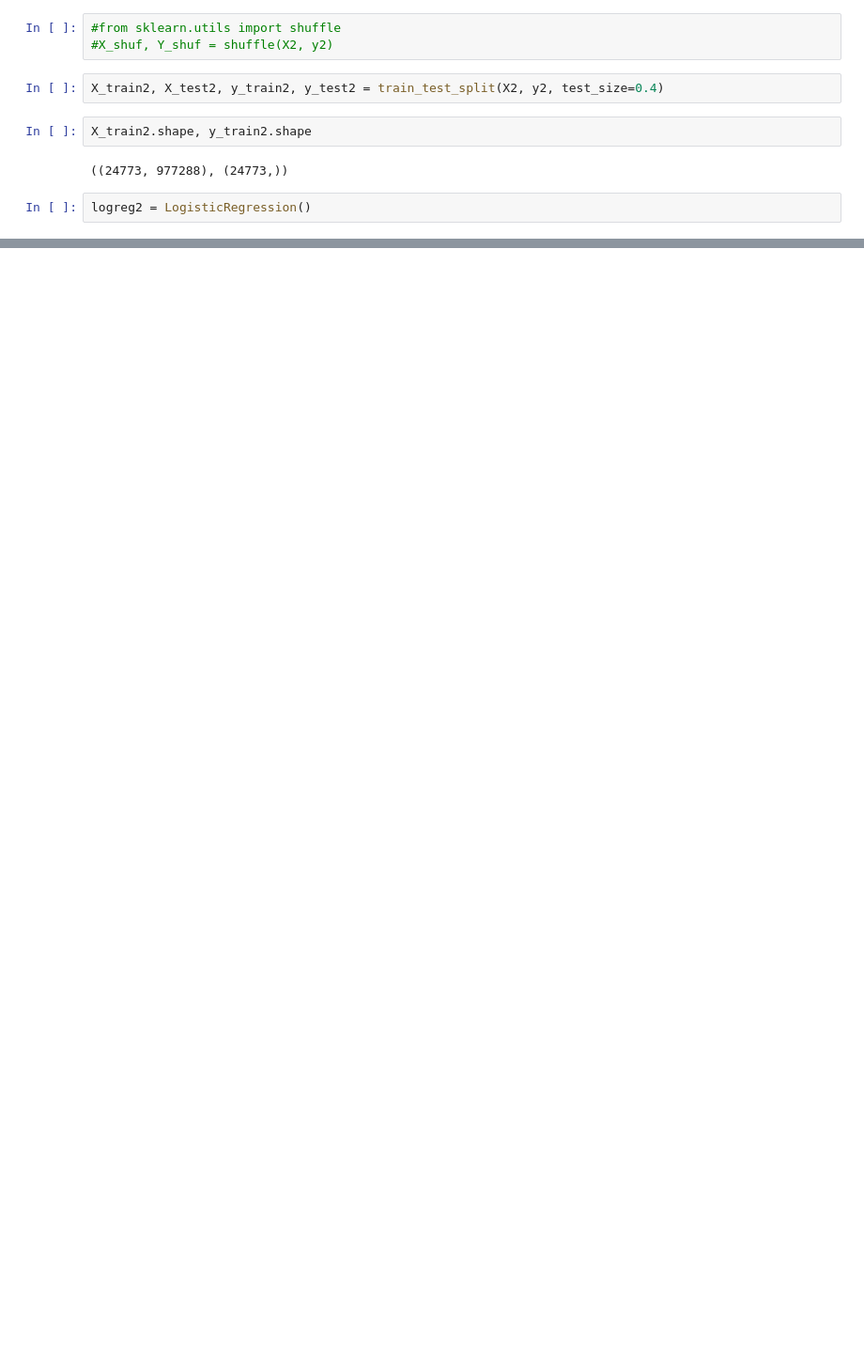
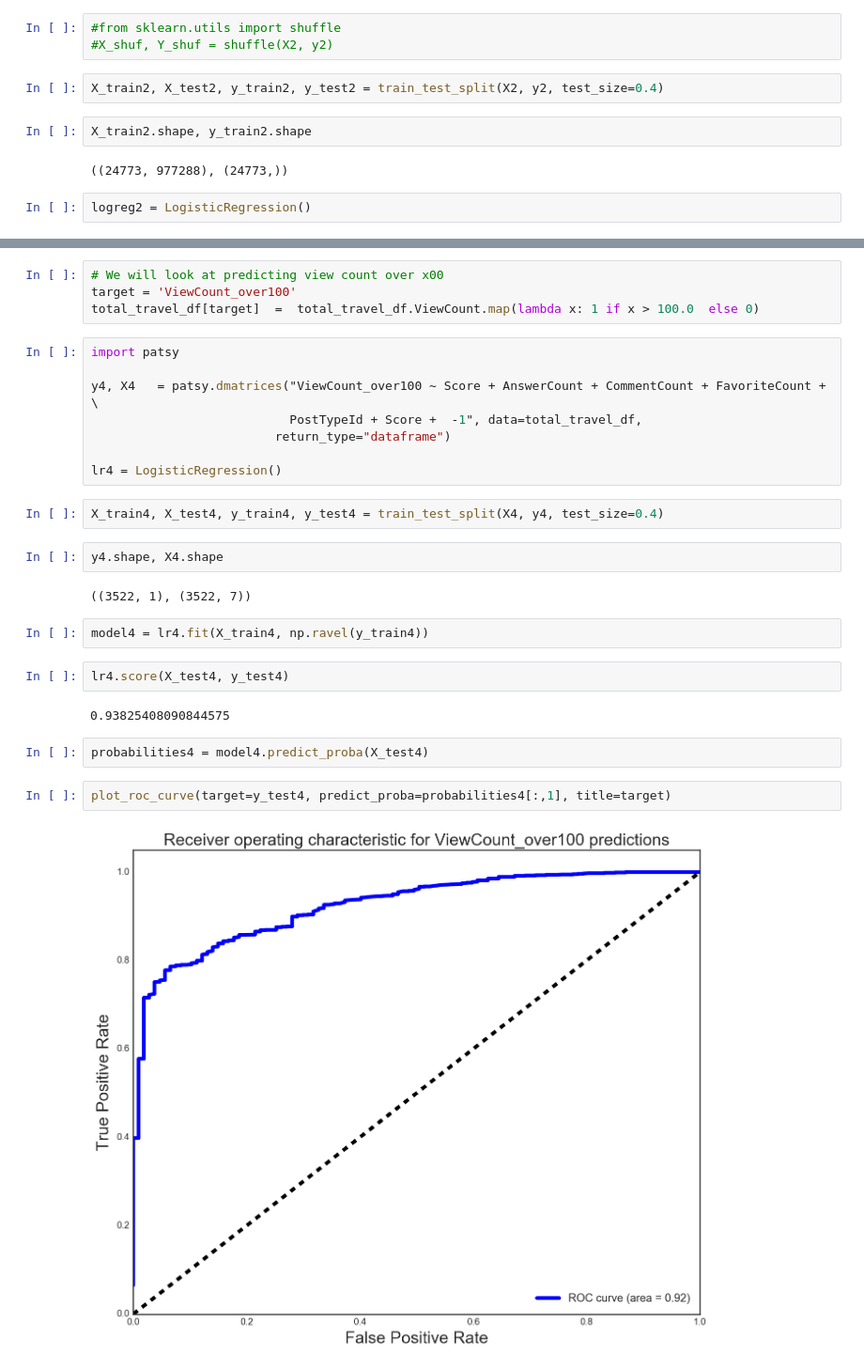
Before and after one commit to ocj137/DSI-SF-2-ocjacob, a Jupyter notebook: week07/project-7.ipynb, the cells around one changed output, grey strips where cells are left out. Shown at 94% size. Cells and saved outputs as stored; diff of their text form; blank space fills up the shorter version.

```diff
--- a/week07/project-7.ipynb
+++ b/week07/project-7.ipynb
@@ -300,3 +461,33 @@ LogisticRegression(C=1.0, class_weight=None, dual=False, fit_intercept=True,
+# %%
+# We will look at predicting view count over x00
+target = 'ViewCount_over100'
+total_travel_df[target]  =  total_travel_df.ViewCount.map(lambda x: 1 if x > 100.0  else 0)
+# %%
+import patsy
+
+y4, X4   = patsy.dmatrices("ViewCount_over100 ~ Score + AnswerCount + CommentCount + FavoriteCount + \
+                           PostTypeId + Score +  -1", data=total_travel_df,
+                         return_type="dataframe")
+
+lr4 = LogisticRegression()
+# %%
+X_train4, X_test4, y_train4, y_test4 = train_test_split(X4, y4, test_size=0.4)
+# %%
+y4.shape, X4.shape
+# %% [output]
+((3522, 1), (3522, 7))
+# %%
+model4 = lr4.fit(X_train4, np.ravel(y_train4))
+# %%
+lr4.score(X_test4, y_test4)
+# %% [output]
+0.93825408090844575
+# %%
+probabilities4 = model4.predict_proba(X_test4)
+# %%
+plot_roc_curve(target=y_test4, predict_proba=probabilities4[:,1], title=target)
+# %% [output]
+[figure, added]
 # %% [markdown]
 <img src="http://imgur.com/l5NasQj.png" style="float: left; margin: 25px 15px 0px 0px; height: 25px">
 
```
Also changed, not shown: parts of 32 cells of this notebook.
